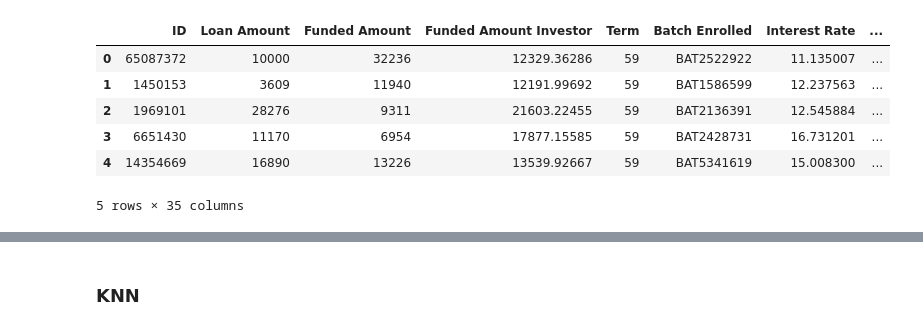
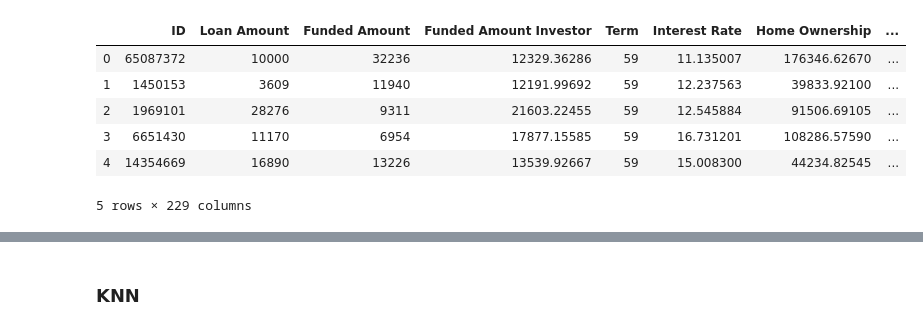
Before and after one commit to karimaboelregal/BankLoanDefaulter, a Jupyter notebook: bankLoanDefaulter.ipynb, the cells around one changed output, grey strips where cells are left out. Saved outputs shown, nothing was run; the diff lists cells and outputs as text; code cells hidden in the pictures.

```diff
--- a/bankLoanDefaulter.ipynb
+++ b/bankLoanDefaulter.ipynb
@@ -41,10 +103,46 @@ df = pd.read_csv('train.csv')
+# %%
+#onehot encoding
+def prep(df):
+    df = pd.concat([df, pd.get_dummies(df['Batch Enrolled'])], axis=1)
+    df = df.drop('Batch Enrolled' ,axis = 1)
+
+
+    df = pd.concat([df, pd.get_dummies(df['Grade'])], axis=1)
+    df = df.drop('Grade', axis = 1)
+
+    df = pd.concat([df, pd.get_dummies(df['Sub Grade'])], axis=1)
+    df = df.drop('Sub Grade', axis = 1)
+
+
+    df = pd.concat([df, pd.get_dummies(df['Employment Duration'])], axis=1)
+    df = df.drop('Employment Duration', axis = 1)
+
+    df = pd.concat([df, pd.get_dummies(df['Verification Status'])], axis=1)
+    df = df.drop('Verification Status', axis = 1)
+
+
+
+    df = pd.concat([df, pd.get_dummies(df['Payment Plan'])], axis=1)
+    df = df.drop('Payment Plan', axis = 1)
+
+    df = pd.concat([df, pd.get_dummies(df['Loan Title'])], axis=1)
+    df = df.drop('Loan Title', axis = 1)
+
+
+    df = pd.concat([df, pd.get_dummies(df['Initial List Status'])], axis=1)
+    df = df.drop('Initial List Status', axis = 1)
+
+    df = pd.concat([df, pd.get_dummies(df['Application Type'])], axis=1)
+    df = df.drop('Application Type', axis = 1)
+    return df
 # %%
+df = prep(df)
 df.head()
 # %% [output]
-|  | ID | Loan Amount | Funded Amount | Funded Amount Investor | Term | Batch Enrolled | Interest Rate | ... |
-| 0 | 65087372 | 10000 | 32236 | 12329.36286 | 59 | BAT2522922 | 11.135007 | ... |
-| 1 | 1450153 | 3609 | 11940 | 12191.99692 | 59 | BAT1586599 | 12.237563 | ... |
-| 2 | 1969101 | 28276 | 9311 | 21603.22455 | 59 | BAT2136391 | 12.545884 | ... |
-| 3 | 6651430 | 11170 | 6954 | 17877.15585 | 59 | BAT2428731 | 16.731201 | ... |
-| 4 | 14354669 | 16890 | 13226 | 13539.92667 | 59 | BAT5341619 | 15.008300 | ... |
+|  | ID | Loan Amount | Funded Amount | Funded Amount Investor | Term | Interest Rate | Home Ownership | ... |
+| 0 | 65087372 | 10000 | 32236 | 12329.36286 | 59 | 11.135007 | 176346.62670 | ... |
+| 1 | 1450153 | 3609 | 11940 | 12191.99692 | 59 | 12.237563 | 39833.92100 | ... |
+| 2 | 1969101 | 28276 | 9311 | 21603.22455 | 59 | 12.545884 | 91506.69105 | ... |
+| 3 | 6651430 | 11170 | 6954 | 17877.15585 | 59 | 16.731201 | 108286.57590 | ... |
+| 4 | 14354669 | 16890 | 13226 | 13539.92667 | 59 | 15.008300 | 44234.82545 | ... |
-5 rows × 35 columns
+5 rows × 229 columns
```
Also changed, not shown: parts of 19 cells of this notebook.
